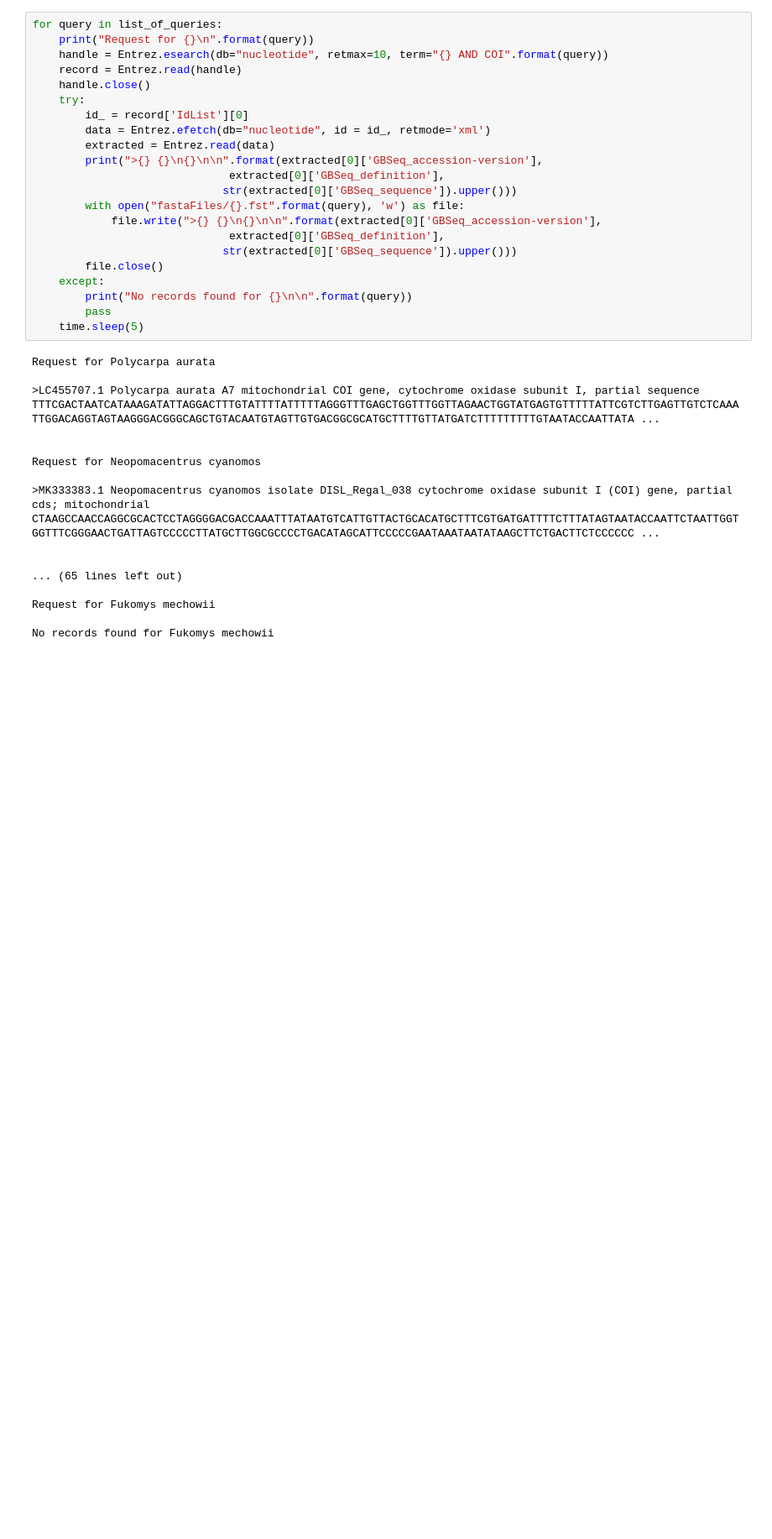
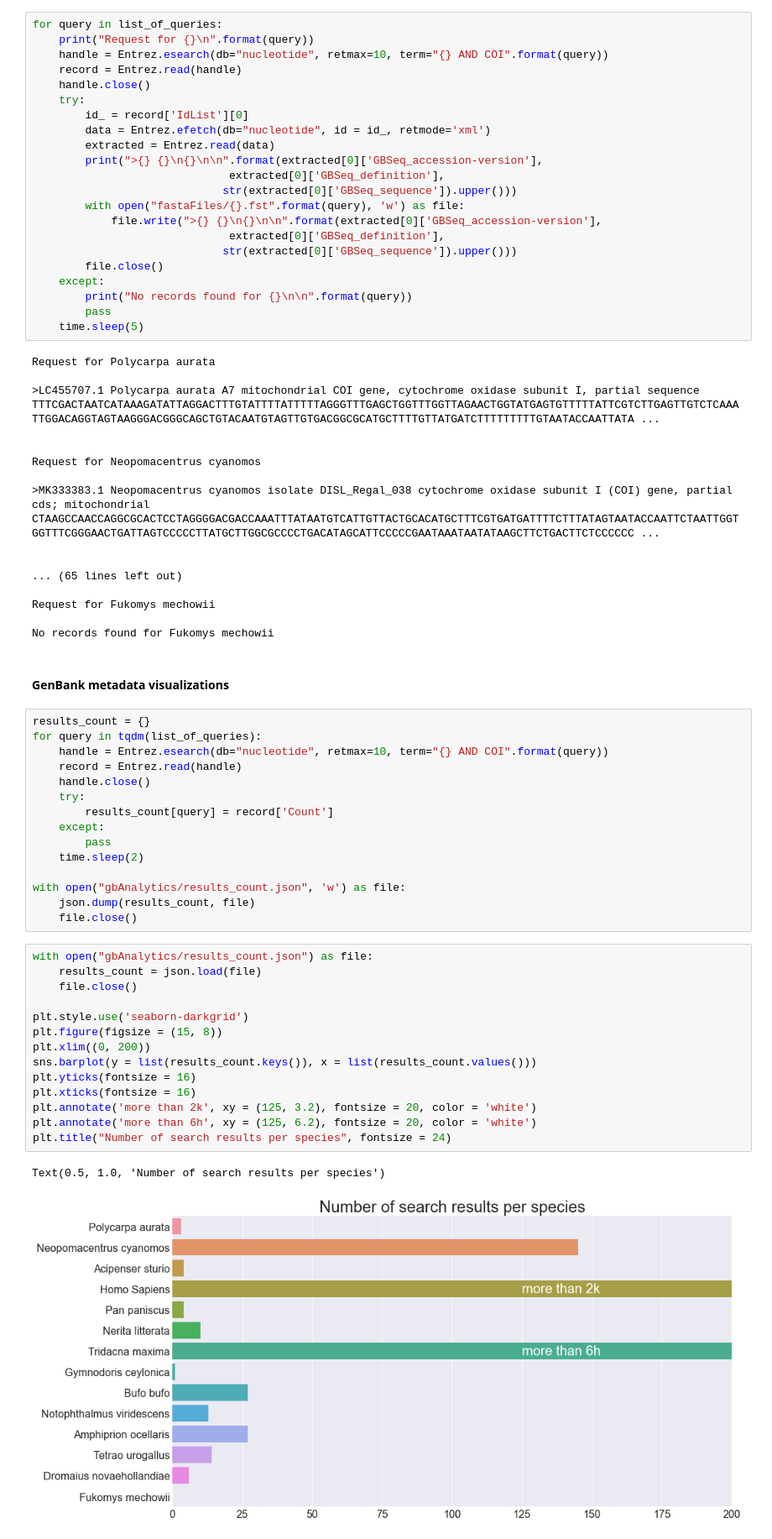
Before and after one commit to faber6911/Biosciences_assignments, a Jupyter notebook: ASSIGNMENT#2/Assignment_#2.ipynb, the cells around one changed output. Shown at 84% size. Saved outputs shown, nothing was run; the diff lists cells and outputs as text; blank space fills up the shorter version.

```diff
--- a/ASSIGNMENT#2/Assignment_#2.ipynb
+++ b/ASSIGNMENT#2/Assignment_#2.ipynb
@@ -319,3 +309,37 @@ CTAAGCCAACCAGGCGCACTCCTAGGGGACGACCAAATTTATAATGTCATTGTTACTGCACATGCTTTCGTGATGATTTT
 Request for Fukomys mechowii
 
 No records found for Fukomys mechowii
+# %% [markdown]
+#### GenBank metadata visualizations
+# %%
+results_count = {}
+for query in tqdm(list_of_queries):
+    handle = Entrez.esearch(db="nucleotide", retmax=10, term="{} AND COI".format(query))
+    record = Entrez.read(handle)
+    handle.close()
+    try:
+        results_count[query] = record['Count']
+    except:
+        pass
+    time.sleep(2)
+
+with open("gbAnalytics/results_count.json", 'w') as file:
+    json.dump(results_count, file)
+    file.close()
+# %%
+with open("gbAnalytics/results_count.json") as file:
+    results_count = json.load(file)
+    file.close()
+
+plt.style.use('seaborn-darkgrid')
+plt.figure(figsize = (15, 8))
+plt.xlim((0, 200))
+sns.barplot(y = list(results_count.keys()), x = list(results_count.values()))
+plt.yticks(fontsize = 16)
+plt.xticks(fontsize = 16)
+plt.annotate('more than 2k', xy = (125, 3.2), fontsize = 20, color = 'white')
+plt.annotate('more than 6h', xy = (125, 6.2), fontsize = 20, color = 'white')
+plt.title("Number of search results per species", fontsize = 24)
+# %% [output]
+Text(0.5, 1.0, 'Number of search results per species')
+[figure, added]
```
Also changed, not shown: parts of 9 cells of this notebook, 4 other files.
